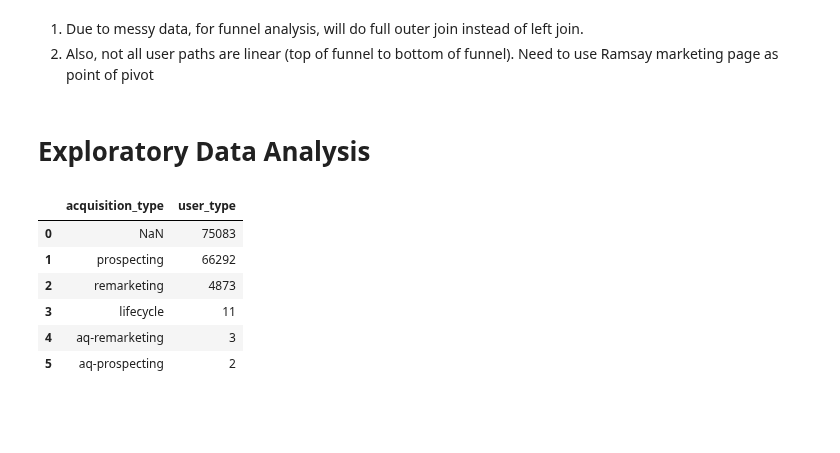
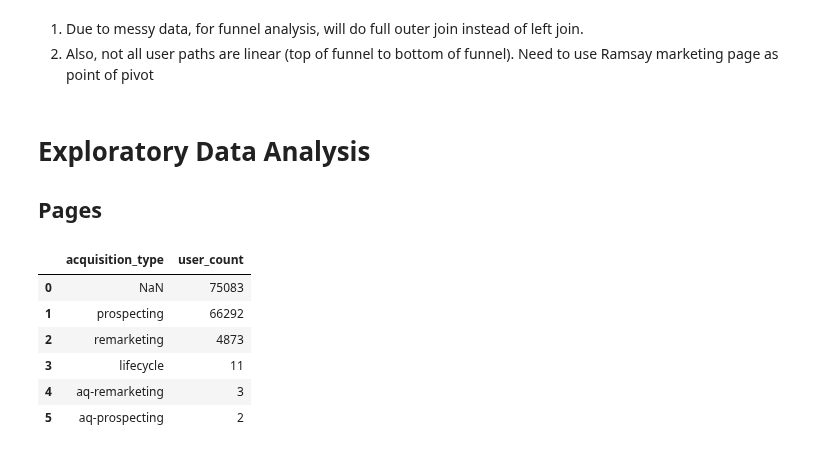
Before and after one commit to mindyng/2023-Business-Projects, a Jupyter notebook: masterclass-user-behavior-analysis-v2.ipynb, the cells around one changed output. Saved outputs shown, nothing was run; the diff lists cells and outputs as text; code cells hidden in the pictures; blank space fills up the shorter version.

Commit message:
Kaggle Notebook | Masterclass User Behavior Analysis v2 | Version 5

```diff
--- a/masterclass-user-behavior-analysis-v2.ipynb
+++ b/masterclass-user-behavior-analysis-v2.ipynb
@@ -444,14 +445,16 @@ Name: is_gift, dtype: int64
 2. Also, not all user paths are linear (top of funnel to bottom of funnel). Need to use Ramsay marketing page as point of pivot
 # %% [markdown]
 # Exploratory Data Analysis
+
+## Pages
 # %%
 # What are the different marketing cohorts - pie chart
 query = """
-select acquisition_type, count(*) as user_type from pages group by 1 order by 2 desc
+select acquisition_type, count(*) as user_count from pages group by 1 order by 2 desc
 """
 duckdb.query(query).df()
 # %% [output]
-|  | acquisition_type | user_type |
+|  | acquisition_type | user_count |
 | 0 | NaN | 75083 |
 | 1 | prospecting | 66292 |
 | 2 | remarketing | 4873 |
```
Also changed, not shown: parts of 35 cells of this notebook.
